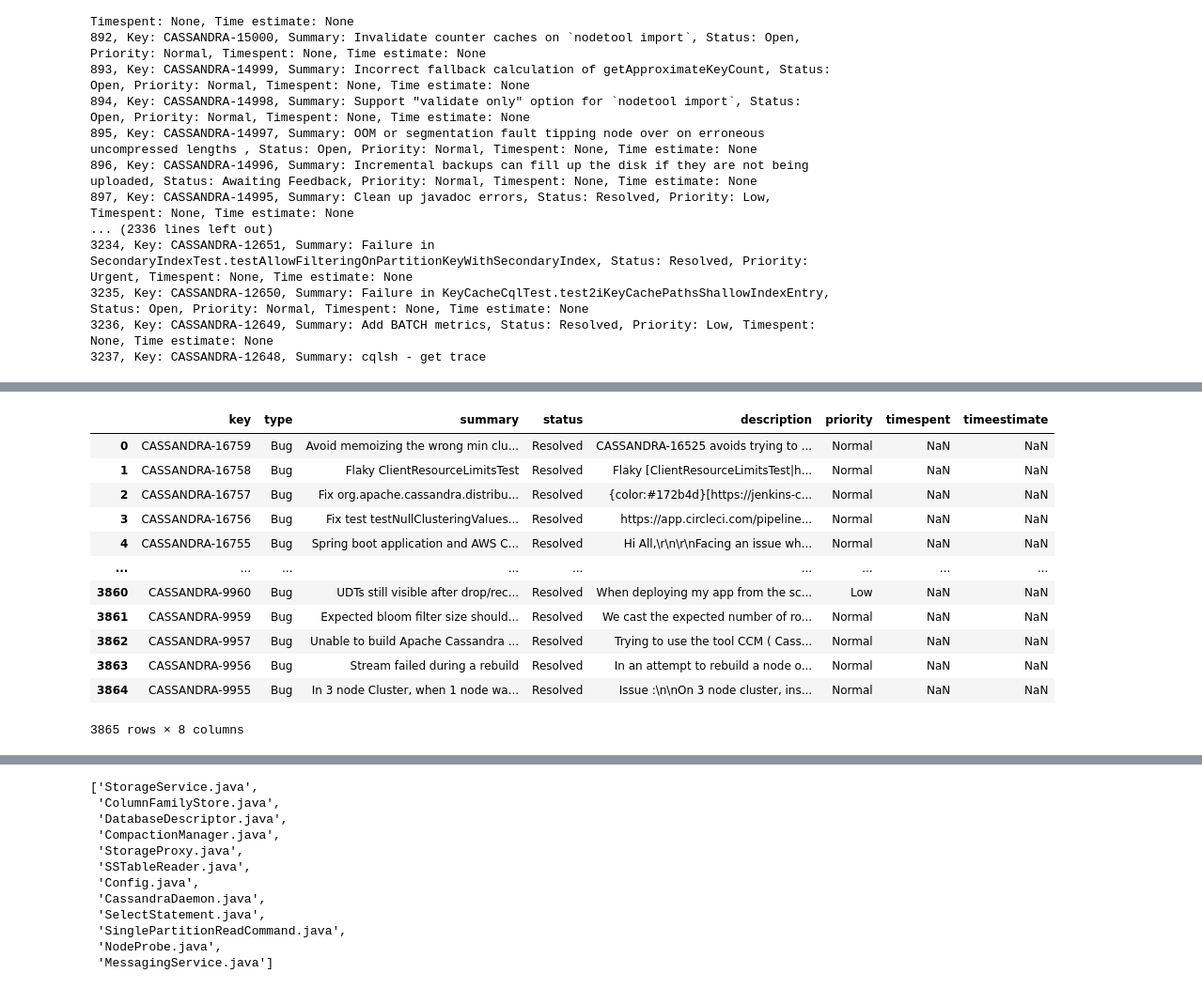
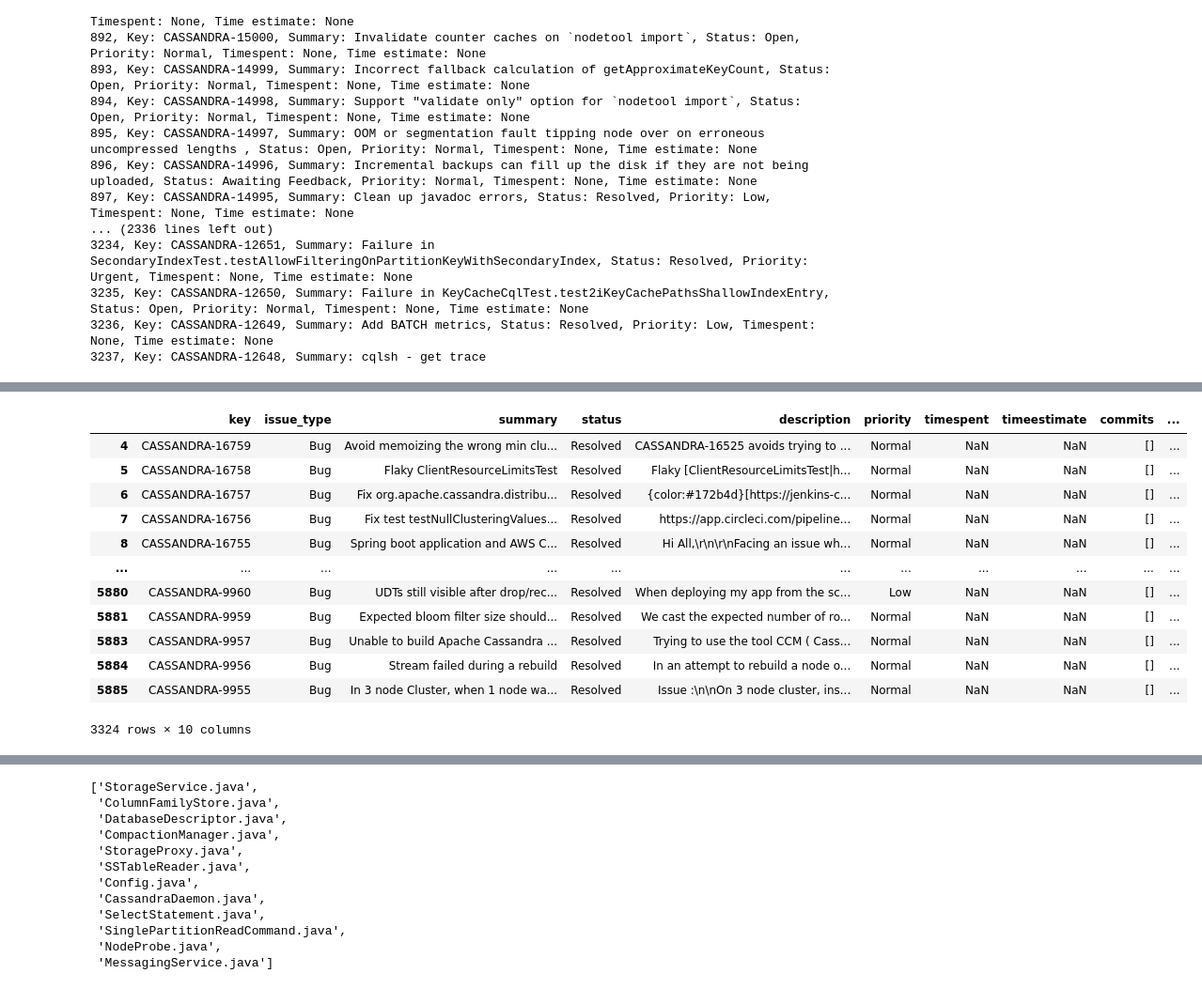
Before and after one commit to armandossrecife/piloto, a Jupyter notebook: analise_cassandra_issues_jira.ipynb, the cells around one changed output, grey strips where cells are left out. Shown at 94% size. Drawn from its saved outputs; the diff is of its cells as text; code cells hidden in the pictures.

```diff
--- a/analise_cassandra_issues_jira.ipynb
+++ b/analise_cassandra_issues_jira.ipynb
@@ -597,20 +695,23 @@ dict_issues_by_bug['timeestimate'] = list_timeestimate
-# %%
-df_cassandra_bugs_2015_2021 = pd.DataFrame(dict_issues_by_bug)
-df_cassandra_bugs_2015_2021
-# %% [output]
-|  | key | type | summary | status | description | priority | timespent | timeestimate |
-| 0 | CASSANDRA-16759 | Bug | Avoid memoizing the wrong min clu... | Resolved | CASSANDRA-16525 avoids trying to ... | Normal | NaN | NaN |
-| 1 | CASSANDRA-16758 | Bug | Flaky ClientResourceLimitsTest | Resolved | Flaky [ClientResourceLimitsTest|h... | Normal | NaN | NaN |
-| 2 | CASSANDRA-16757 | Bug | Fix org.apache.cassandra.distribu... | Resolved | {color:#172b4d}[https://jenkins-c... | Normal | NaN | NaN |
-| 3 | CASSANDRA-16756 | Bug | Fix test testNullClusteringValues... | Resolved | https://app.circleci.com/pipeline... | Normal | NaN | NaN |
-| 4 | CASSANDRA-16755 | Bug | Spring boot application and AWS C... | Resolved | Hi All,\r\n\r\nFacing an issue wh... | Normal | NaN | NaN |
-| ... | ... | ... | ... | ... | ... | ... | ... | ... |
-| 3860 | CASSANDRA-9960 | Bug | UDTs still visible after drop/rec... | Resolved | When deploying my app from the sc... | Low | NaN | NaN |
-| 3861 | CASSANDRA-9959 | Bug | Expected bloom filter size should... | Resolved | We cast the expected number of ro... | Normal | NaN | NaN |
-| 3862 | CASSANDRA-9957 | Bug | Unable to build Apache Cassandra ... | Resolved | Trying to use the tool CCM ( Cass... | Normal | NaN | NaN |
-| 3863 | CASSANDRA-9956 | Bug | Stream failed during a rebuild | Resolved | In an attempt to rebuild a node o... | Normal | NaN | NaN |
-| 3864 | CASSANDRA-9955 | Bug | In 3 node Cluster, when 1 node wa... | Resolved | Issue :\n\nOn 3 node cluster, ins... | Normal | NaN | NaN |
-3865 rows × 8 columns
+# %%
+# Converte para string
+df_cassandra_issues_2015_2021['issue_type'] = df_cassandra_issues_2015_2021['issue_type'].astype(str)
+# %%
+df_cassandra_bugs_2015_2021 = df_cassandra_issues_2015_2021.query("issue_type=='Bug'")
+df_cassandra_bugs_2015_2021
+# %% [output]
+|  | key | issue_type | summary | status | description | priority | timespent | timeestimate | commits | ... |
+| 4 | CASSANDRA-16759 | Bug | Avoid memoizing the wrong min clu... | Resolved | CASSANDRA-16525 avoids trying to ... | Normal | NaN | NaN | [] | ... |
+| 5 | CASSANDRA-16758 | Bug | Flaky ClientResourceLimitsTest | Resolved | Flaky [ClientResourceLimitsTest|h... | Normal | NaN | NaN | [] | ... |
+| 6 | CASSANDRA-16757 | Bug | Fix org.apache.cassandra.distribu... | Resolved | {color:#172b4d}[https://jenkins-c... | Normal | NaN | NaN | [] | ... |
+| 7 | CASSANDRA-16756 | Bug | Fix test testNullClusteringValues... | Resolved | https://app.circleci.com/pipeline... | Normal | NaN | NaN | [] | ... |
+| 8 | CASSANDRA-16755 | Bug | Spring boot application and AWS C... | Resolved | Hi All,\r\n\r\nFacing an issue wh... | Normal | NaN | NaN | [] | ... |
+| ... | ... | ... | ... | ... | ... | ... | ... | ... | ... | ... |
+| 5880 | CASSANDRA-9960 | Bug | UDTs still visible after drop/rec... | Resolved | When deploying my app from the sc... | Low | NaN | NaN | [] | ... |
+| 5881 | CASSANDRA-9959 | Bug | Expected bloom filter size should... | Resolved | We cast the expected number of ro... | Normal | NaN | NaN | [] | ... |
+| 5883 | CASSANDRA-9957 | Bug | Unable to build Apache Cassandra ... | Resolved | Trying to use the tool CCM ( Cass... | Normal | NaN | NaN | [] | ... |
+| 5884 | CASSANDRA-9956 | Bug | Stream failed during a rebuild | Resolved | In an attempt to rebuild a node o... | Normal | NaN | NaN | [] | ... |
+| 5885 | CASSANDRA-9955 | Bug | In 3 node Cluster, when 1 node wa... | Resolved | Issue :\n\nOn 3 node cluster, ins... | Normal | NaN | NaN | [] | ... |
+3324 rows × 10 columns
 # %%
 list_issue_bug_fix_2015_2021 = df_cassandra_bugs_2015_2021.key.to_list()
 print('Lista de ID de Issue Bug entre 2015 e 2021')
```
Also changed, not shown: parts of 44 cells of this notebook.
